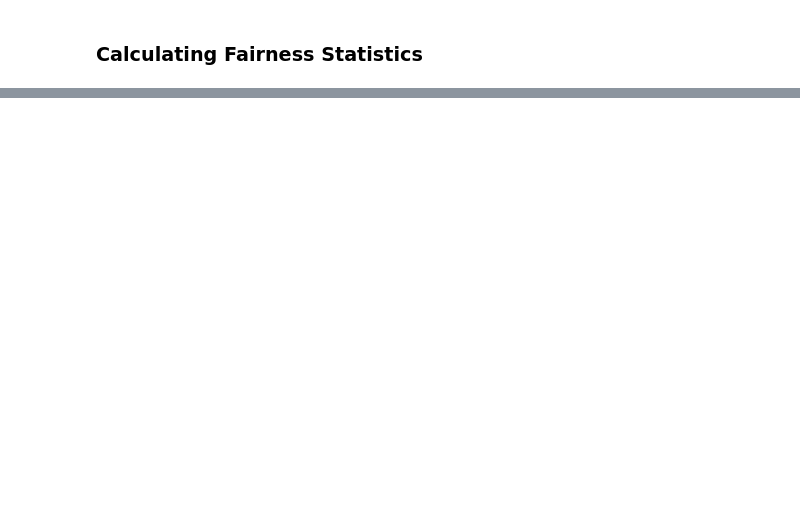
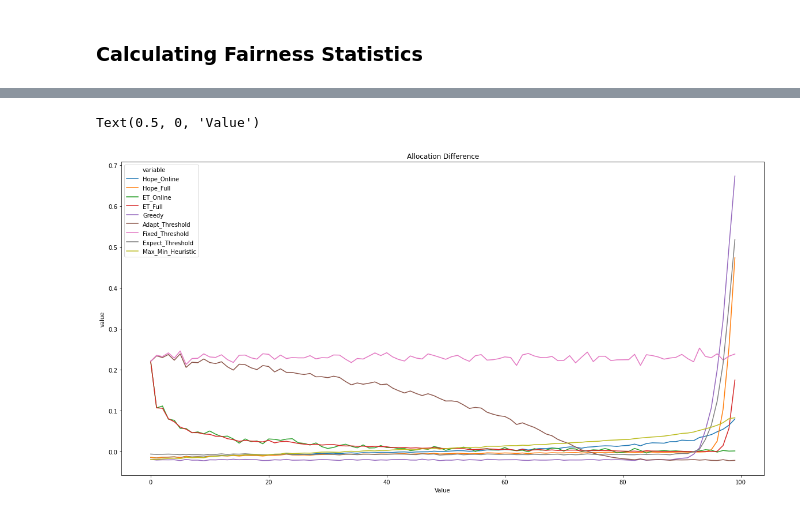
Before and after one commit to seanrsinclair/Online-Resource-Allocation, a Jupyter notebook: simulations/simple-demand-distribution/waterfilling_levels.ipynb, the cells around one changed output, grey strips where cells are left out. Cells and saved outputs as stored; diff of their text form; code cells hidden in the pictures; blank space fills up the shorter version.

```diff
--- a/simulations/simple-demand-distribution/waterfilling_levels.ipynb
+++ b/simulations/simple-demand-distribution/waterfilling_levels.ipynb
@@ -502,8 +535,8 @@ for i in range(num_iterations):
 # %%
-score_weights_online = np.average(score_weights_online, axis=1)
-score_weights_full = np.average(score_weights_full, axis=1)
-score_dynamic_online = np.average(score_dynamic_online, axis=1)
-score_dynamic_full = np.average(score_dynamic_full, axis=1)
+score_hope_online = np.average(score_hope_online, axis=1)
+score_hope_full = np.average(score_hope_full, axis=1)
+score_et_online = np.average(score_et_online, axis=1)
+score_et_full = np.average(score_et_full, axis=1)
 score_greedy = np.average(score_greedy, axis=1)
 score_adapt_threshold = np.average(score_adapt_threshold, axis=1)
 score_fixed_threshold = np.average(score_fixed_threshold, axis=1)
@@ -532,10 +585,13 @@ print(linf)
 # %%
-data_dict = {'Group':group, 'Weights_Online': score_weights_online, 'Weights_Full':score_weights_full, 'Dynamic_Online':score_dynamic_online, 'Dynamic_Full':score_dynamic_full, 'Greedy':score_greedy, 'Adapt_Threshold': score_adapt_threshold, 'Fixed_Threshold': score_fixed_threshold, 'Expect_Threshold':score_expect_threshold, 'Max_Min_Heuristic':score_max_min}
+data_dict = {'Group':group, 'Hope_Online': score_hope_online, 'Hope_Full':score_hope_full, 'ET_Online':score_et_online, 'ET_Full':score_et_full, 'Greedy':score_greedy, 'Adapt_Threshold': score_adapt_threshold, 'Fixed_Threshold': score_fixed_threshold, 'Expect_Threshold':score_expect_threshold, 'Max_Min_Heuristic':score_max_min}
 df_uniform = pd.DataFrame(data_dict).melt(id_vars="Group")
 # %%
 df_uniform.to_csv('fairness_group_by_group.csv')
 # %%
 plt.figure(figsize=(20,10))
 sns.lineplot(x='Group', y='value', hue = 'variable', data=df_uniform)
-plt.title('Estimated Waterfilling Levels')
-plt.xlabel('Estimated Level')
+plt.title('Allocation Difference')
+plt.xlabel('Value')
+# %% [output]
+Text(0.5, 0, 'Value')
+[figure, added]
```
Also changed, not shown: parts of 18 cells of this notebook, 5 other files.
